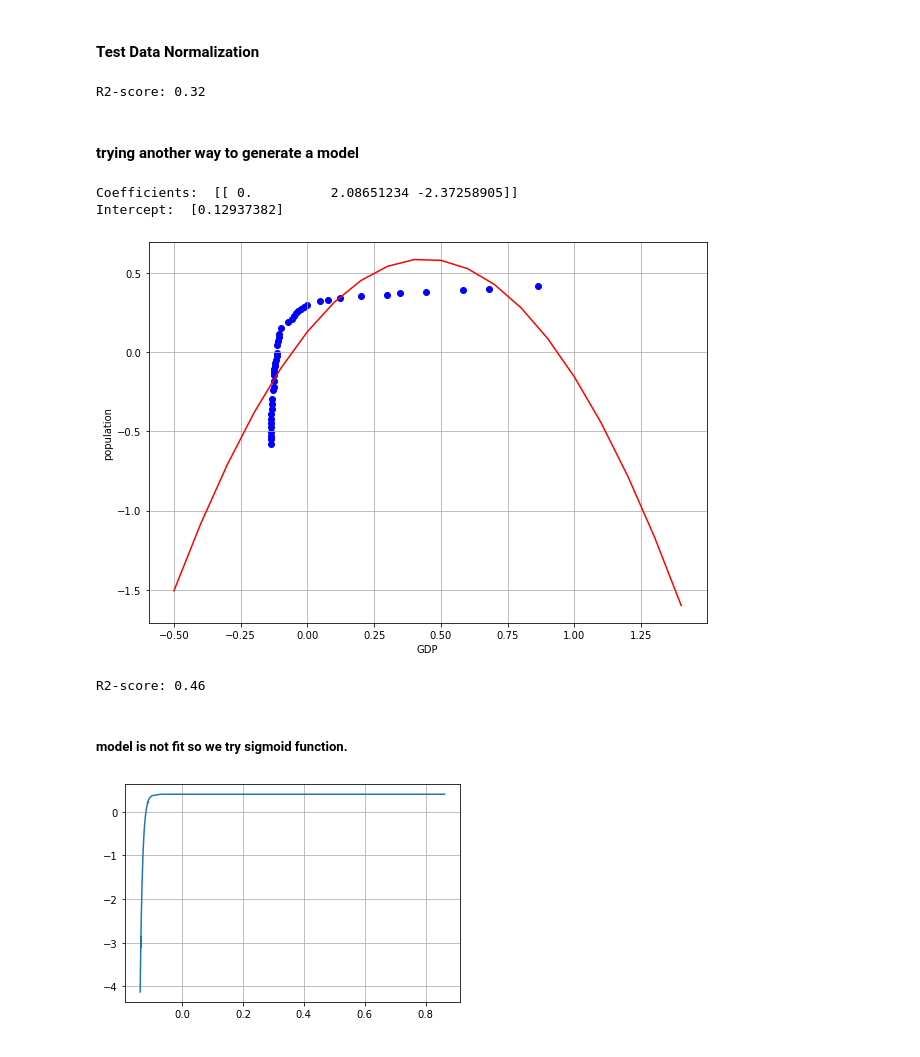
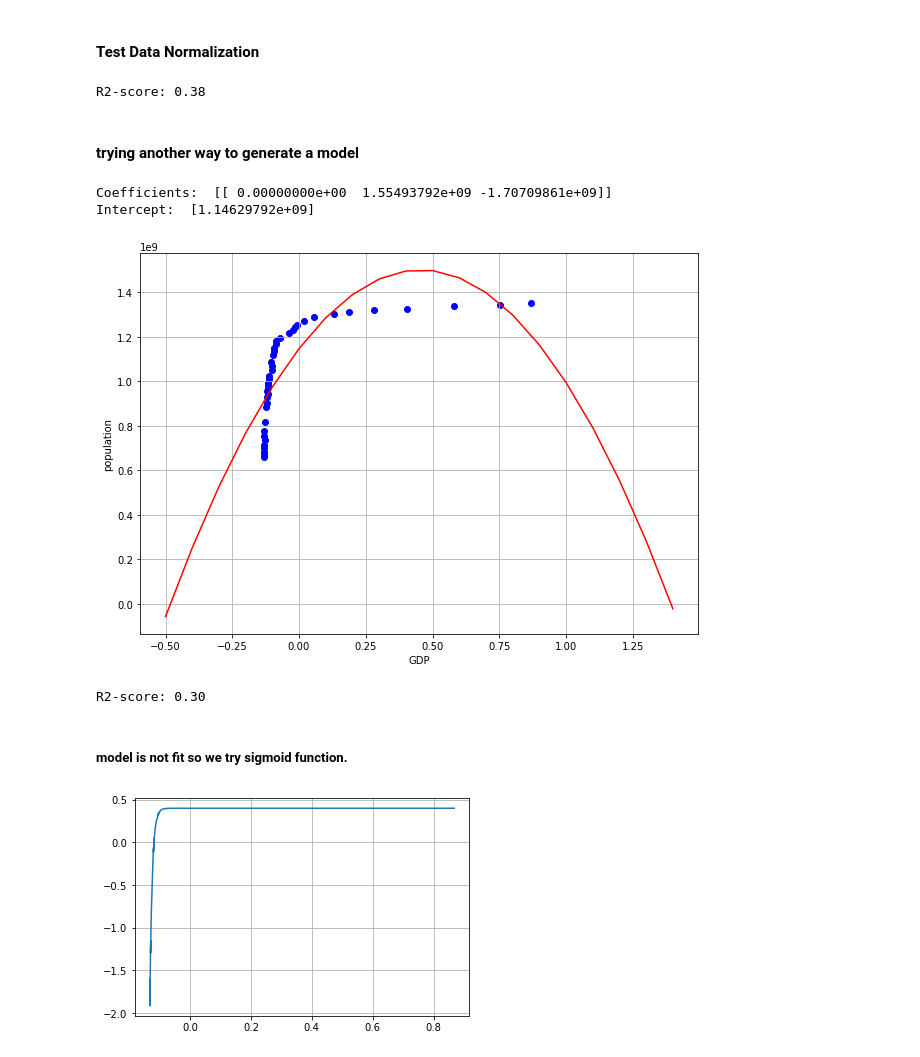
Before and after one commit to fatemepasandide/ML_examples, a Jupyter notebook: china population and GDP.ipynb, the cells around one changed output. Drawn from its saved outputs; the diff is of its cells as text; code cells hidden in the pictures.

```diff
--- a/china population and GDP.ipynb
+++ b/china population and GDP.ipynb
@@ -70,11 +70,6 @@ Pop_y = np.asanyarray(train[['Population']])
 GDP_X = np.asanyarray(train[['GDP']])
 # %% [markdown]
 #### Train Data Normalization
-# %%
-y_n =[]
-for i in Pop_y :
-    temp = ((i -  np.average(Pop_y))/(Pop_y.max() - Pop_y.min() ) )
-    y_n = np.append(y_n,temp)
 # %%
 X_n =[]
 for i in GDP_X :
@@ -115,35 +105,35 @@ for i in GDP_X_t :
     temp = ((i -  np.average(GDP_X_t))/(GDP_X_t.max() - GDP_X_t.min() ) )
     X_n_t = np.append(X_n_t,temp)
 # %%
-test_y_ = regr.predict(X_n_t.reshape(10,-1)) # we have a problem here , 10 has been changeing
+test_y_ = regr.predict(X_n_t.reshape(14,-1)) # we have a problem here , 10 has been changeing
 
-print("R2-score: %.2f" % r2_score(y_n_t , test_y_) )
+print("R2-score: %.2f" % r2_score(Pop_y_t, test_y_) )
 # %% [output]
-R2-score: 0.32
+R2-score: 0.38
 # %% [markdown]
 #### trying another way to generate a model
 # %%
 poly = PolynomialFeatures(degree=2)
-X_poly = poly.fit_transform(X_n.reshape(45,-1)) # we have a problem here , 45 has been changeing
+X_poly = poly.fit_transform(X_n.reshape(41,-1)) # we have a problem here , 45 has been changeing
 # %%
 regrp = linear_model.LinearRegression()
-y_train_ = regrp.fit(X_poly, y_n.reshape(45,-1)) # we have a problem here , 45 has been changeing
+y_train_ = regrp.fit(X_poly, Pop_y.reshape(41,-1)) # we have a problem here , 45 has been changeing
 
 print ('Coefficients: ', regrp.coef_)
 print ('Intercept: ',regrp.intercept_)
 # %% [output]
-Coefficients:  [[ 0.          2.08651234 -2.37258905]]
-Intercept:  [0.12937382]
+Coefficients:  [[ 0.00000000e+00  1.55493792e+09 -1.70709861e+09]]
+Intercept:  [1.14629792e+09]
 # %%
 plt.figure(figsize=(10, 7))
-plt.scatter(X_n, y_n,  color='blue')
+plt.scatter(X_n, Pop_y,  color='blue')
 XX = np.arange(-0.5 , 1.5 , 0.1)
 yy = regrp.intercept_[0]+ regrp.coef_[0][1]*XX+ regrp.coef_[0][2]*np.power(XX, 2)
 plt.plot(XX, yy, '-r' )
 plt.grid()
 plt.xlabel("GDP")
 plt.ylabel("population")
 plt.show()
 # %% [output]
-[figure, old version]
+[figure, new version]
 # %%
@@ -151,8 +141,8 @@ X_poly_test = poly.fit_transform(X_n_t.reshape(10,-1)) # we have a problem here
 test_y_p = regrp.predict(X_poly_test)
 # %%
-print("R2-score: %.2f" % r2_score(y_n_t,test_y_p ) )
+print("R2-score: %.2f" % r2_score(Pop_y_t,test_y_p ) )
 # %% [output]
-R2-score: 0.46
+R2-score: 0.30
 # %% [markdown]
 ##### model is not fit so we try sigmoid function.
 # %%
@@ -170,6 +160,6 @@ Y_pred = sigmoid( X_n , a , b , c)
 plt.plot(X_n, Y_pred)
 plt.grid()
 # %% [output]
-[figure, old version]
+[figure, new version]
 # %%
 from scipy.optimize import curve_fit
```
Also changed, not shown: parts of 7 cells of this notebook.
